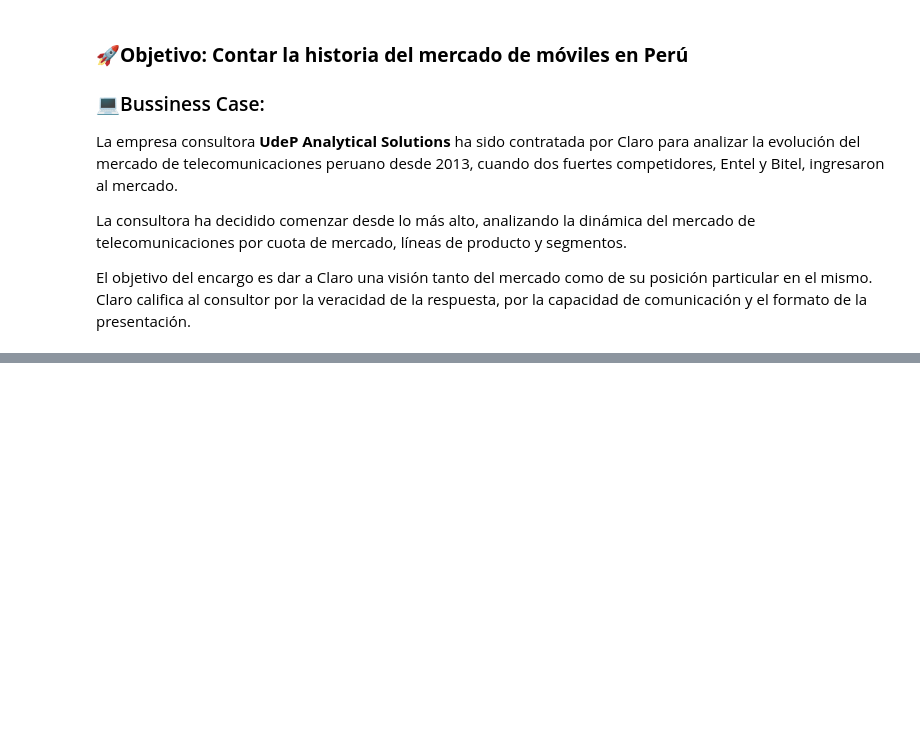
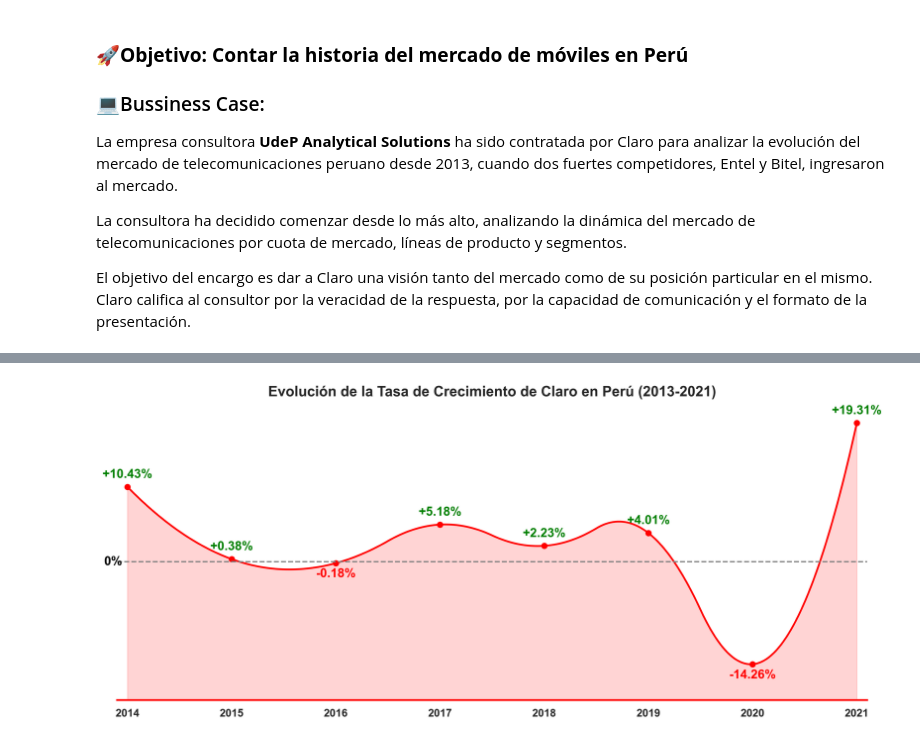
Before and after one commit to Luivelo/parcial_TEE_project_storytelling, a Jupyter notebook: storytelling_notebook_parcial.ipynb, the cells around one changed output, grey strips where cells are left out. Saved outputs shown, nothing was run; the diff lists cells and outputs as text; code cells hidden in the pictures; blank space fills up the shorter version.

```diff
--- a/storytelling_notebook_parcial.ipynb
+++ b/storytelling_notebook_parcial.ipynb
@@ -110,0 +234,54 @@ ingresos_total_compañias_anual = ingresos.groupby(['Año','Compañia']).agg({'I
+# %%
+# Graficando la evolución para Claro
+ingresos_claro_df = ingresos_claro.dropna().sort_values(by='Año')
+sns.set_theme(style='white', palette='bright')
+plt.figure(figsize=(15, 6), dpi=300)
+x = ingresos_claro_df['Año']
+y = ingresos_claro_df['Tasa de crecimiento(%)']
+
+# Crear una línea suavizada
+x_new = np.linspace(x.min(), x.max(), 300)
+spl = make_interp_spline(x, y, k=2)  # B-spline de grado 2
+y_smooth = spl(x_new)
+
+plt.plot(x_new, y_smooth, color='red', linewidth=2)
+plt.scatter(x, y, color='red')  # Puntos originales
+
+# Añadir etiquetas a los puntos
+for x_val, y_val in zip(x, y):
+    if y_val > 0:
+        plt.text(x_val, y_val + 0.9, f'+{y_val:.2f}%', ha='center', va='bottom', fontsize=14, weight='bold', color='green')
+    else:
+        plt.text(x_val, y_val - 0.7, f'{y_val:.2f}%', ha='center', va='top', fontsize=14, weight='bold', color='red')
+
+# Ajustar los límites del eje y
+plt.ylim(y.min() - 5, y.max() + 3)
+
+# Ajustar los límites del eje x
+plt.xlim(x.min()-0.1, x.max()+0.1)
+
+# Crear un efecto desenfocado de color hacia abajo desde la línea del gráfico
+ax = plt.gca()
+ax.set_facecolor('white')
+ax.patch.set_alpha(0.5)
+for spine in ax.spines.values():
+    spine.set_edgecolor('red')
+    spine.set_linewidth(2)
+    spine.set_visible(True)
+
+# Rellenar el área bajo la curva con un gradiente de color uniforme
+plt.fill_between(x_new, y_smooth, y.min() - 5, color='red', alpha=0.17)
+
+sns.despine(left=True)
+plt.title('Evolución de la Tasa de Crecimiento de Claro en Perú (2013-2021)', fontsize=16, weight='bold')
+plt.xlabel('')
+plt.ylabel('')
+plt.axhline(0, color='gray', linewidth=1.5, linestyle='--')
+plt.text(x.min()-0.05, 0, '0%', ha='right', va='center', fontsize=14, color='black', weight='bold')
+plt.xticks(fontsize=12, weight='bold')
+plt.gca().set_yticklabels([])
+
+# Mostrar el gráfico
+plt.show()
+# %% [output]
+[figure, added]
```
Also changed, not shown: parts of 15 cells of this notebook.
